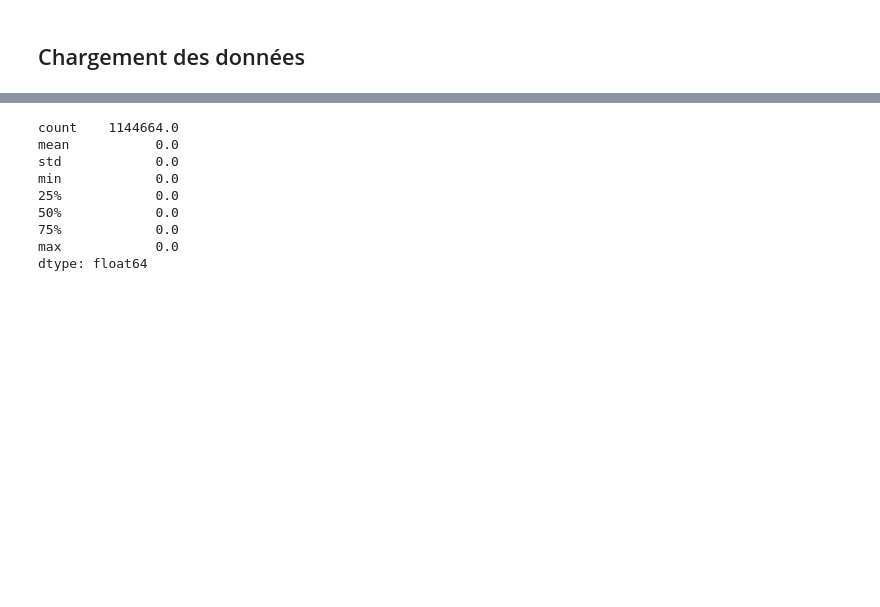
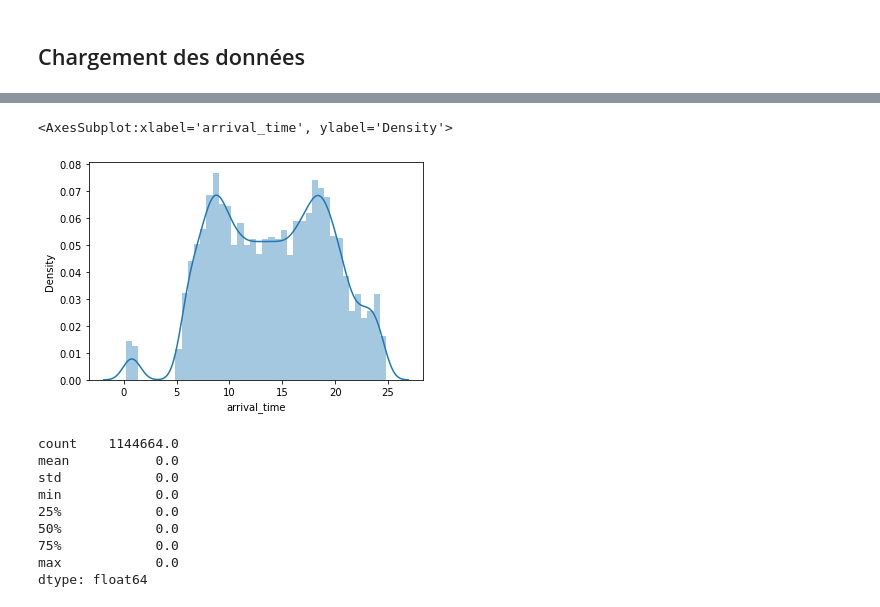
Before and after one commit to StanislasDOZIAS/INF442, a Jupyter notebook: statistique.ipynb, the cells around one changed output, grey strips where cells are left out. Drawn from its saved outputs; the diff is of its cells as text; code cells hidden in the pictures; blank space fills up the shorter version.

```diff
--- a/statistique.ipynb
+++ b/statistique.ipynb
@@ -47,3 +74,8 @@ historical.head()
+# %%
+sns.distplot(historical[historical['stop_name']== "Torcy"]['arrival_time'])
+# %% [output]
+<AxesSubplot:xlabel='arrival_time', ylabel='Density'>
+[figure, added]
 # %%
 (historical['arrival_time']-historical['departure_time']).describe()
 # %% [output]
```
Also changed, not shown: parts of 24 cells of this notebook, 4 other files.
